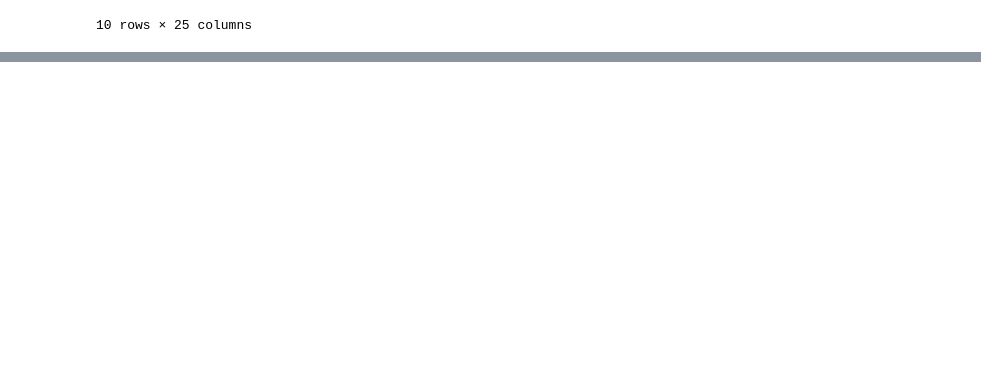
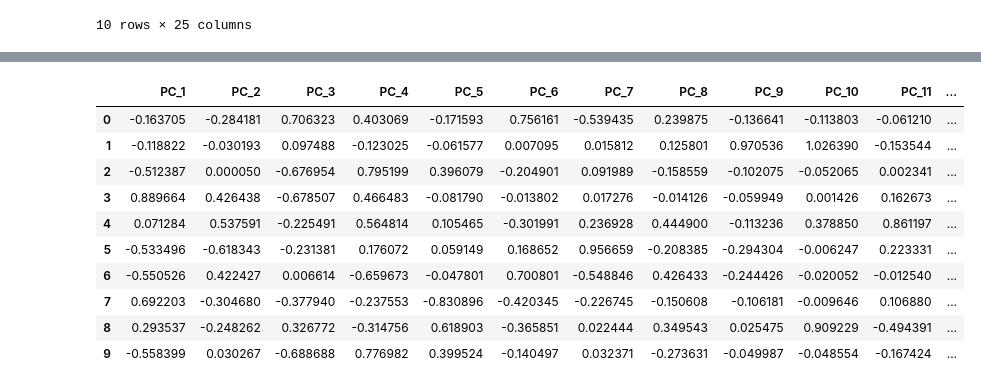
Before and after one commit to Seribii1o1/Music-Recommendation-Algorithm, a Jupyter notebook: code/model.ipynb, the cells around one changed output, grey strips where cells are left out. Cells and saved outputs as stored; diff of their text form; code cells hidden in the pictures; blank space fills up the shorter version.

```diff
--- a/code/model.ipynb
+++ b/code/model.ipynb
@@ -345,0 +196,12 @@ Shape after PCA: (10, 8)
+# %%
+# Load the saved pipeline
+loaded_pipeline = joblib.load('preprocessing_pipeline.joblib')
+
+# Apply the loaded pipeline to the new data
+df_new_transformed = loaded_pipeline.transform(test_df)
+
+pca_feature_names = [f'PC_{i+1}' for i in range(df_new_transformed.shape[1])] # Adjust if PCA wasn't the last step
+df_new_transformed_pd = pd.DataFrame(df_new_transformed, columns=pca_feature_names) # Example column naming
+
+print("New data transformed successfully using the loaded pipeline.")
+print(df_new_transformed_pd.head())
@@ -345,0 +226,14 @@ Shape after PCA: (10, 8)
+# %%
+df_new_transformed_pd
+# %% [output]
+|  | PC_1 | PC_2 | PC_3 | PC_4 | PC_5 | PC_6 | PC_7 | PC_8 | PC_9 | PC_10 | PC_11 | ... |
+| 0 | -0.163705 | -0.284181 | 0.706323 | 0.403069 | -0.171593 | 0.756161 | -0.539435 | 0.239875 | -0.136641 | -0.113803 | -0.061210 | ... |
+| 1 | -0.118822 | -0.030193 | 0.097488 | -0.123025 | -0.061577 | 0.007095 | 0.015812 | 0.125801 | 0.970536 | 1.026390 | -0.153544 | ... |
+| 2 | -0.512387 | 0.000050 | -0.676954 | 0.795199 | 0.396079 | -0.204901 | 0.091989 | -0.158559 | -0.102075 | -0.052065 | 0.002341 | ... |
+| 3 | 0.889664 | 0.426438 | -0.678507 | 0.466483 | -0.081790 | -0.013802 | 0.017276 | -0.014126 | -0.059949 | 0.001426 | 0.162673 | ... |
+| 4 | 0.071284 | 0.537591 | -0.225491 | 0.564814 | 0.105465 | -0.301991 | 0.236928 | 0.444900 | -0.113236 | 0.378850 | 0.861197 | ... |
+| 5 | -0.533496 | -0.618343 | -0.231381 | 0.176072 | 0.059149 | 0.168652 | 0.956659 | -0.208385 | -0.294304 | -0.006247 | 0.223331 | ... |
+| 6 | -0.550526 | 0.422427 | 0.006614 | -0.659673 | -0.047801 | 0.700801 | -0.548846 | 0.426433 | -0.244426 | -0.020052 | -0.012540 | ... |
+| 7 | 0.692203 | -0.304680 | -0.377940 | -0.237553 | -0.830896 | -0.420345 | -0.226745 | -0.150608 | -0.106181 | -0.009646 | 0.106880 | ... |
+| 8 | 0.293537 | -0.248262 | 0.326772 | -0.314756 | 0.618903 | -0.365851 | 0.022444 | 0.349543 | 0.025475 | 0.909229 | -0.494391 | ... |
+| 9 | -0.558399 | 0.030267 | -0.688688 | 0.776982 | 0.399524 | -0.140497 | 0.032371 | -0.273631 | -0.049987 | -0.048554 | -0.167424 | ... |
```
Also changed, not shown: parts of 11 cells of this notebook, 2 other files.
